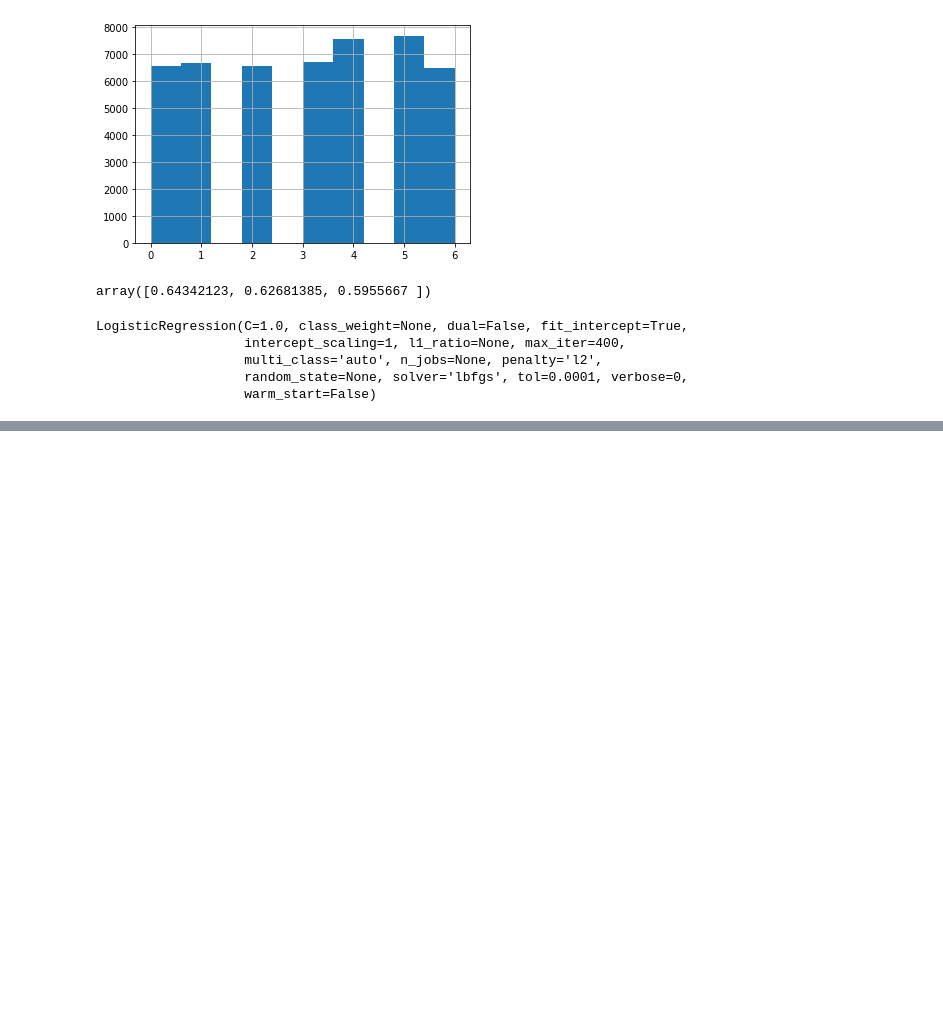
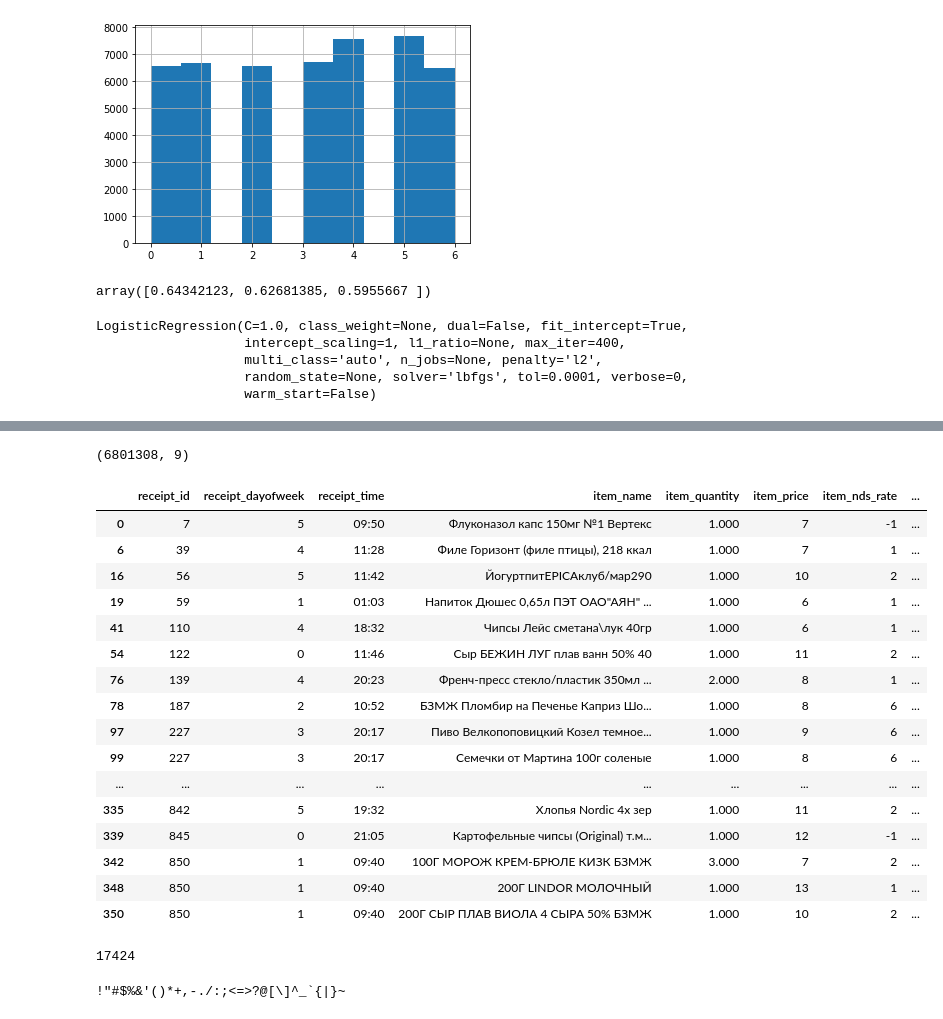
Before and after one commit to Metafiz/ml-base-2020, a Jupyter notebook: Python/Data Fusion Contest/data_fusion_EDA_basemodel.ipynb, the cells around one changed output, grey strips where cells are left out. Cells and saved outputs as stored; diff of their text form; code cells hidden in the pictures; blank space fills up the shorter version.

```diff
--- a/Python/Data Fusion Contest/data_fusion_EDA_basemodel.ipynb
+++ b/Python/Data Fusion Contest/data_fusion_EDA_basemodel.ipynb
@@ -151,0 +180,32 @@ pickle.dump(clf, open('clf_task1', 'wb'))
+# %%
+train.brands = train.brands.astype(str)
+# %%
+train2 = train[ train['brands'] != 'None' ]
+# %%
+train2.shape
+# %% [output]
+(6801308, 9)
+# %%
+train2.head(50)
+# %% [output]
+|  | receipt_id | receipt_dayofweek | receipt_time | item_name | item_quantity | item_price | item_nds_rate | ... |
+| 0 | 7 | 5 | 09:50 | Флуконазол капс 150мг №1 Вертекс | 1.000 | 7 | -1 | ... |
+| 6 | 39 | 4 | 11:28 | Филе Горизонт (филе птицы), 218 ккал | 1.000 | 7 | 1 | ... |
+| 16 | 56 | 5 | 11:42 | ЙогуртпитEPICAклуб/мар290 | 1.000 | 10 | 2 | ... |
+| 19 | 59 | 1 | 01:03 | Напиток Дюшес 0,65л ПЭТ ОАО"АЯН" ... | 1.000 | 6 | 1 | ... |
+| 41 | 110 | 4 | 18:32 | Чипсы Лейс сметана\лук 40гр | 1.000 | 6 | 1 | ... |
+| 54 | 122 | 0 | 11:46 | Сыр БЕЖИН ЛУГ плав ванн 50% 40 | 1.000 | 11 | 2 | ... |
+| 76 | 139 | 4 | 20:23 | Френч-пресс стекло/пластик 350мл ... | 2.000 | 8 | 1 | ... |
+| 78 | 187 | 2 | 10:52 | БЗМЖ Пломбир на Печенье Каприз Шо... | 1.000 | 8 | 6 | ... |
+| 97 | 227 | 3 | 20:17 | Пиво Велкопоповицкий Козел темное... | 1.000 | 9 | 6 | ... |
+| 99 | 227 | 3 | 20:17 | Семечки от Мартина 100г соленые | 1.000 | 8 | 6 | ... |
+| ... | ... | ... | ... | ... | ... | ... | ... | ... |
+| 335 | 842 | 5 | 19:32 | Хлопья Nordic 4х зер | 1.000 | 11 | 2 | ... |
+| 339 | 845 | 0 | 21:05 | Картофельные чипсы (Original) т.м... | 1.000 | 12 | -1 | ... |
+| 342 | 850 | 1 | 09:40 | 100Г МОРОЖ КРЕМ-БРЮЛЕ КИЗК БЗМЖ | 3.000 | 7 | 2 | ... |
+| 348 | 850 | 1 | 09:40 | 200Г LINDOR МОЛОЧНЫЙ | 1.000 | 13 | 1 | ... |
+| 350 | 850 | 1 | 09:40 | 200Г СЫР ПЛАВ ВИОЛА 4 СЫРА 50% БЗМЖ | 1.000 | 10 | 2 | ... |
+# %%
+len(set(train2.brands))
+# %% [output]
+17424
@@ -151,0 +218,16 @@ pickle.dump(clf, open('clf_task1', 'wb'))
+# %%
+import string
+
+print(string.punctuation)
+string.punctuation += '№'
+def remove_punctuation(text):
+    return "".join([ch if ch not in string.punctuation else ' ' for ch in text])
+
+def remove_numbers(text):
+    return ''.join([i if not i.isdigit() else ' ' for i in text])
+
+import re
+def remove_multiple_spaces(text):
+	return re.sub(r'\s+', ' ', text, flags=re.I)
+# %% [output]
+!"#$%&'()*+,-./:;<=>?@[\]^_`{|}~
```
Also changed, not shown: parts of 44 cells of this notebook.
